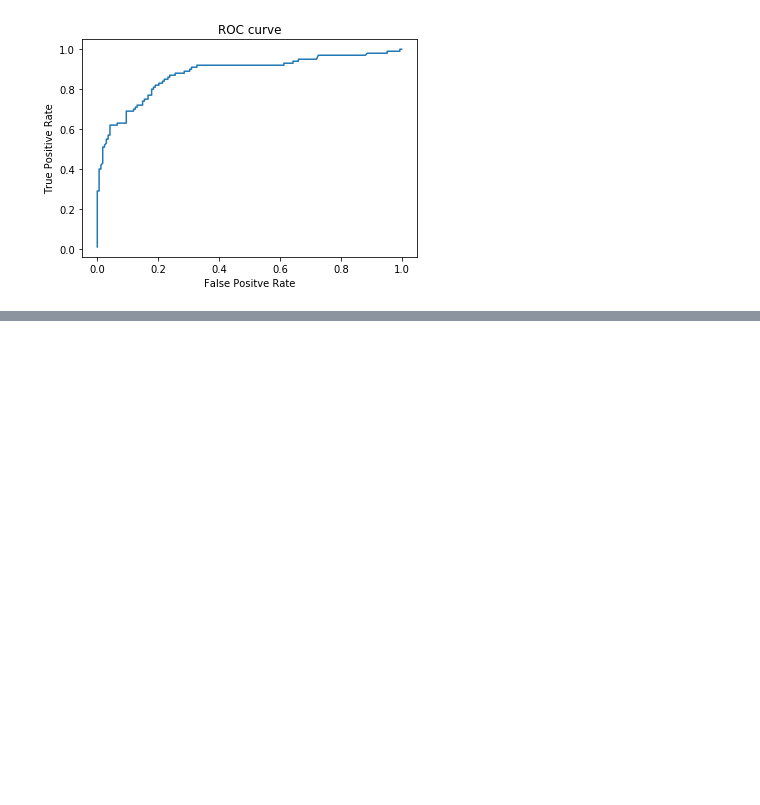
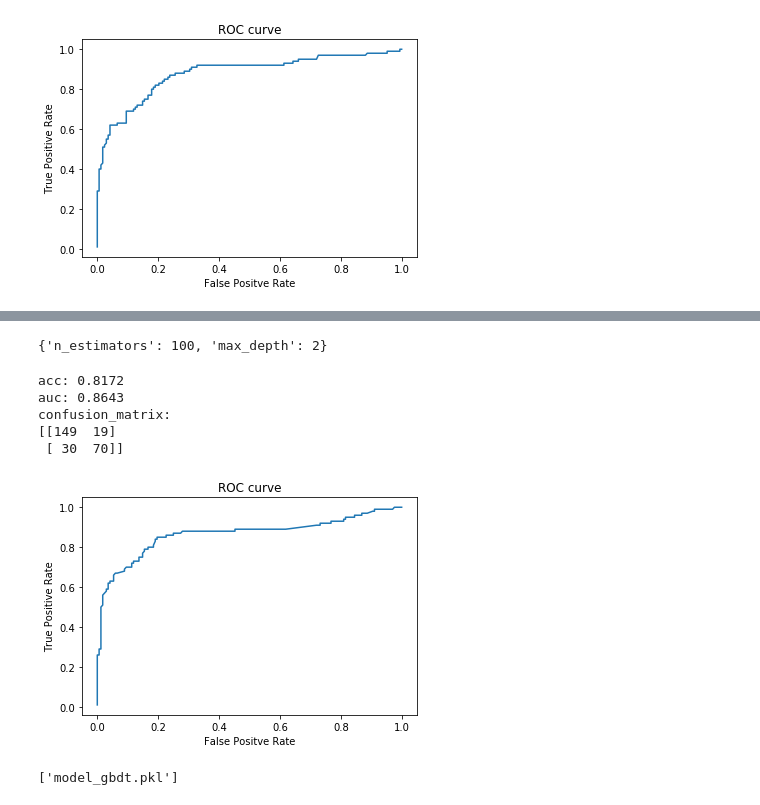
Before and after one commit to kenmatsu07/Kaggle, a Jupyter notebook: titanic.ipynb, the cells around one changed output, grey strips where cells are left out. Cells and saved outputs as stored; diff of their text form; code cells hidden in the pictures; blank space fills up the shorter version.

```diff
--- a/titanic.ipynb
+++ b/titanic.ipynb
@@ -766,0 +778,32 @@ joblib.dump(clf_rf, 'model.pkl',compress=True)
+# %%
+def gbdt(x_train, x_test, y_train, y_test, param):
+    clf = GradientBoostingClassifier(n_estimators = param['n_estimators'], max_depth = param['max_depth'],
+                                 random_state=0)
+    clf.fit(x_train, y_train)
+    prob = clf.predict_proba(x_test)[:,1]
+    fpr, tpr, thresholds = roc_curve(y_test, prob)
+
+    print "acc:",round(clf.score(x_test,y_test),4)
+    print "auc:", round(auc(fpr,tpr),4)
+    print "confusion_matrix:"
+    print confusion_matrix(y_test,clf.predict(x_test))
+
+    # ROC曲線を出力
+    plt.plot(fpr, tpr)
+    plt.title("ROC curve")
+    plt.xlabel("False Positve Rate")
+    plt.ylabel("True Positive Rate")
+
+    return clf
+# %%
+# GBDTのパラメータリスト
+depth_range = range(1, 10, 1)
+gbdt_parameter = [{'n_estimators':[5, 10, 100, 150], 'max_depth':depth_range}]
+# %%
+# グリッドサーチ用GBDT
+grid_gbdt = GradientBoostingClassifier(random_state=0)
+# %%
+# パラメータ探索
+grid_result_gbdt, best_param_gbdt = grid(X_train_scaler, y_train, sc_list, grid_gbdt, gbdt_parameter, cv)
+# %% [output]
+{'n_estimators': 100, 'max_depth': 2}
@@ -766,0 +814,15 @@ joblib.dump(clf_rf, 'model.pkl',compress=True)
+# %%
+# 最適パラメータでモデル構築
+clf_gbdt = gbdt(X_train_scaler, X_test_scaler, y_train, y_test, best_param_gbdt)
+# %% [output]
+acc: 0.8172
+auc: 0.8643
+confusion_matrix:
+[[149  19]
+ [ 30  70]]
+[figure, added]
+# %%
+# モデルをエクスポート
+joblib.dump(clf_gbdt, 'model_gbdt.pkl',compress=True)
+# %% [output]
+['model_gbdt.pkl']
```
Also changed, not shown: parts of 8 cells of this notebook.
